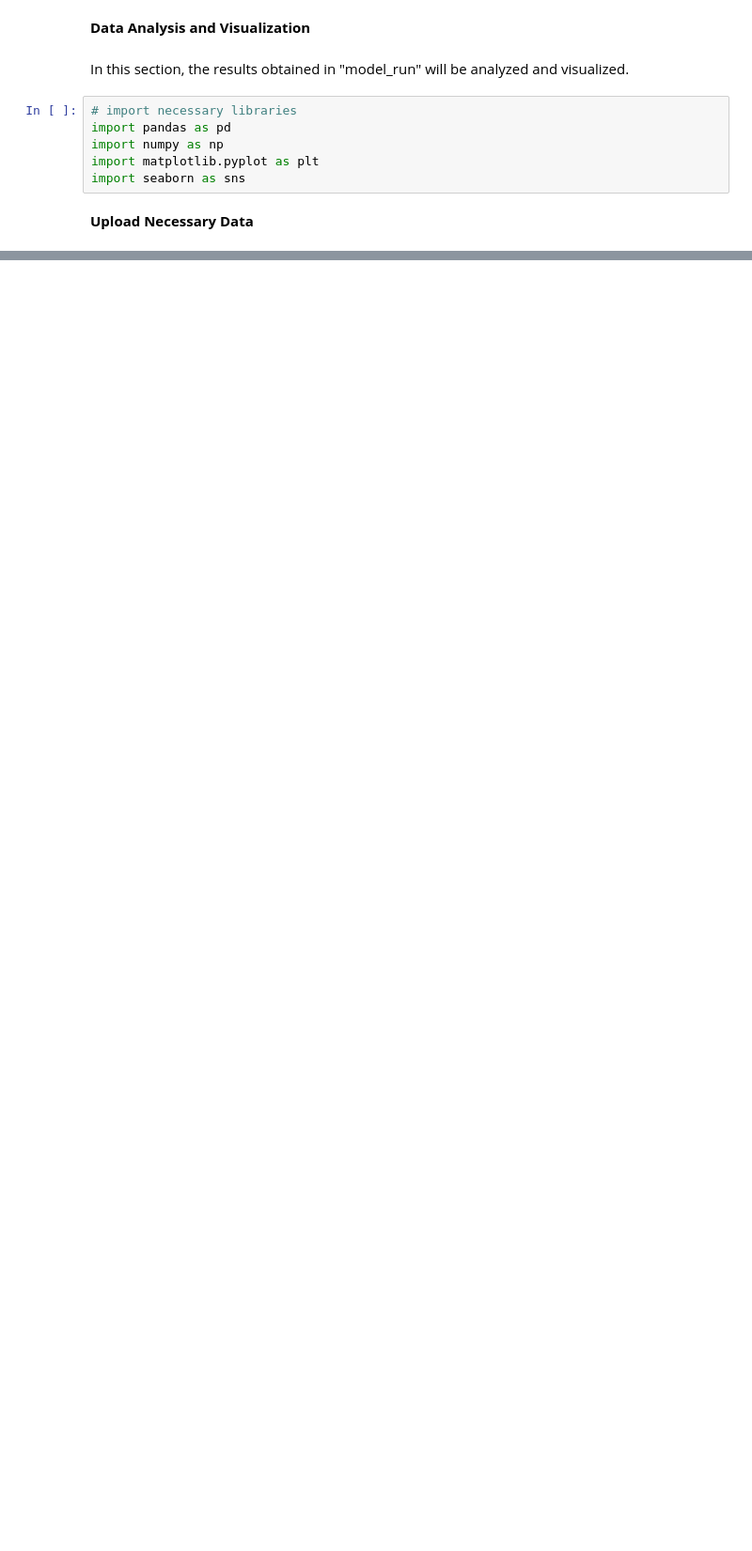
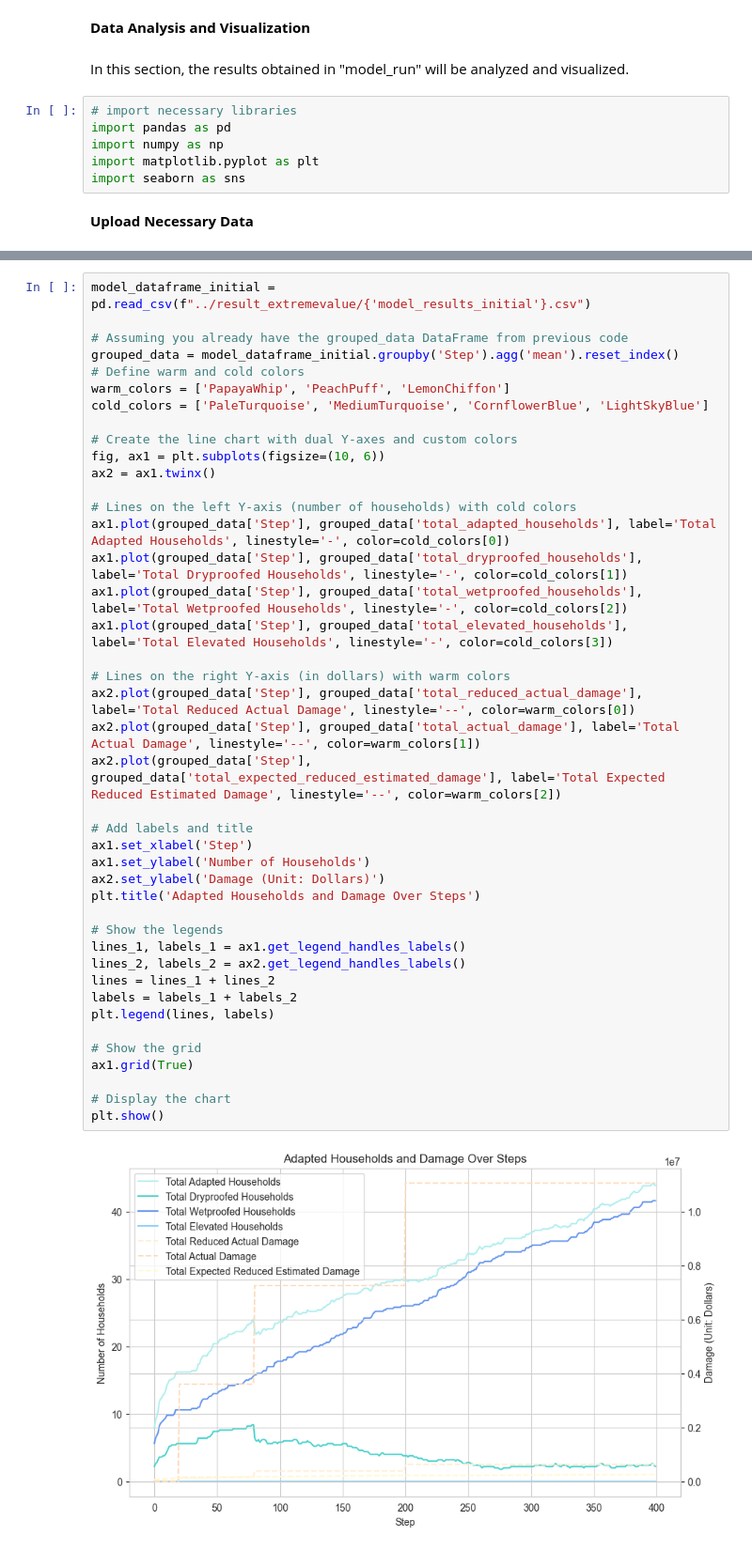
Before and after one commit to ctezgec/abm, a Jupyter notebook: model/analysis_extremevalue.ipynb, the cells around one changed output, grey strips where cells are left out. Shown at 94% size. Drawn from its saved outputs; the diff is of its cells as text; blank space fills up the shorter version.

```diff
--- a/model/analysis_extremevalue.ipynb
+++ b/model/analysis_extremevalue.ipynb
@@ -107 +13,45 @@ plt.show()
+# %%
+model_dataframe_initial = pd.read_csv(f"../result_extremevalue/{'model_results_initial'}.csv")
+
+# Assuming you already have the grouped_data DataFrame from previous code
+grouped_data = model_dataframe_initial.groupby('Step').agg('mean').reset_index()
+# Define warm and cold colors
+warm_colors = ['PapayaWhip', 'PeachPuff', 'LemonChiffon']
+cold_colors = ['PaleTurquoise', 'MediumTurquoise', 'CornflowerBlue', 'LightSkyBlue']
+
+# Create the line chart with dual Y-axes and custom colors
+fig, ax1 = plt.subplots(figsize=(10, 6))
+ax2 = ax1.twinx()
+
+# Lines on the left Y-axis (number of households) with cold colors
+ax1.plot(grouped_data['Step'], grouped_data['total_adapted_households'], label='Total Adapted Households', linestyle='-', color=cold_colors[0])
+ax1.plot(grouped_data['Step'], grouped_data['total_dryproofed_households'], label='Total Dryproofed Households', linestyle='-', color=cold_colors[1])
+ax1.plot(grouped_data['Step'], grouped_data['total_wetproofed_households'], label='Total Wetproofed Households', linestyle='-', color=cold_colors[2])
+ax1.plot(grouped_data['Step'], grouped_data['total_elevated_households'], label='Total Elevated Households', linestyle='-', color=cold_colors[3])
+
+# Lines on the right Y-axis (in dollars) with warm colors
+ax2.plot(grouped_data['Step'], grouped_data['total_reduced_actual_damage'], label='Total Reduced Actual Damage', linestyle='--', color=warm_colors[0])
+ax2.plot(grouped_data['Step'], grouped_data['total_actual_damage'], label='Total Actual Damage', linestyle='--', color=warm_colors[1])
+ax2.plot(grouped_data['Step'], grouped_data['total_expected_reduced_estimated_damage'], label='Total Expected Reduced Estimated Damage', linestyle='--', color=warm_colors[2])
+
+# Add labels and title
+ax1.set_xlabel('Step')
+ax1.set_ylabel('Number of Households')
+ax2.set_ylabel('Damage (Unit: Dollars)')
+plt.title('Adapted Households and Damage Over Steps')
+
+# Show the legends
+lines_1, labels_1 = ax1.get_legend_handles_labels()
+lines_2, labels_2 = ax2.get_legend_handles_labels()
+lines = lines_1 + lines_2
+labels = labels_1 + labels_2
+plt.legend(lines, labels)
+
+# Show the grid
+ax1.grid(True)
+
+# Display the chart
+plt.show()
+# %% [output]
+[figure, added]
 # %%
```
Also changed, not shown: parts of 5 cells of this notebook.
